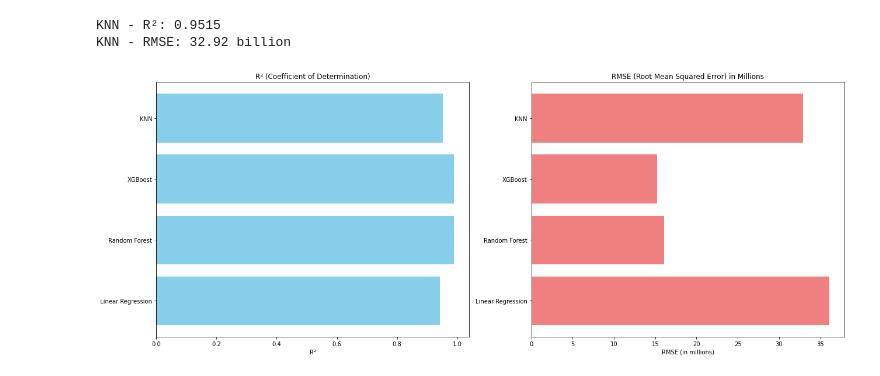
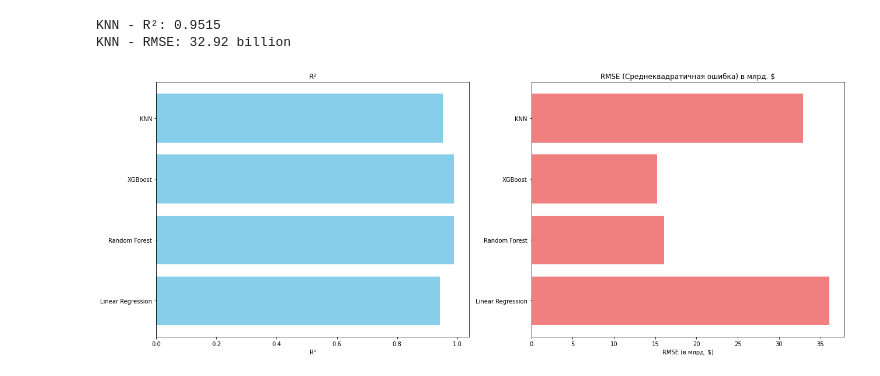
Before and after one commit to DamenovaDana/gdpprediction, a Jupyter notebook: GDP prediction.ipynb, the cells around one changed output. Drawn from its saved outputs; the diff is of its cells as text; code cells hidden in the pictures.

```diff
--- a/GDP prediction.ipynb
+++ b/GDP prediction.ipynb
@@ -467,21 +467,21 @@ KNN - RMSE: 32.92 billion
 # %%
 results = pd.DataFrame({
     'Model': ['Linear Regression', 'Random Forest', 'XGBoost', 'KNN'],
     'R²': [r2_lr, r2_rf, r2_xgb, r2_knn],
     'RMSE (in millions)': [rmse_lr / 1e9, rmse_rf / 1e9, rmse_xgb / 1e9, rmse_knn / 1e9],
 })
 
 fig, ax = plt.subplots(1, 2, figsize=(18, 7))
 
 ax[0].barh(results['Model'], results['R²'], color='skyblue')
-ax[0].set_title('R² (Coefficient of Determination)')
+ax[0].set_title('R²')
 ax[0].set_xlabel('R²')
 
 ax[1].barh(results['Model'], results['RMSE (in millions)'], color='lightcoral')
-ax[1].set_title('RMSE (Root Mean Squared Error) in Millions')
-ax[1].set_xlabel('RMSE (in millions)')
+ax[1].set_title('RMSE (Среднеквадратичная ошибка) в млрд. $')
+ax[1].set_xlabel('RMSE (в млрд. $)')
 
 plt.tight_layout()
 plt.show()
 # %% [output]
-[figure, old version]
+[figure, new version]
```
Also changed, not shown: parts of 20 cells of this notebook.
